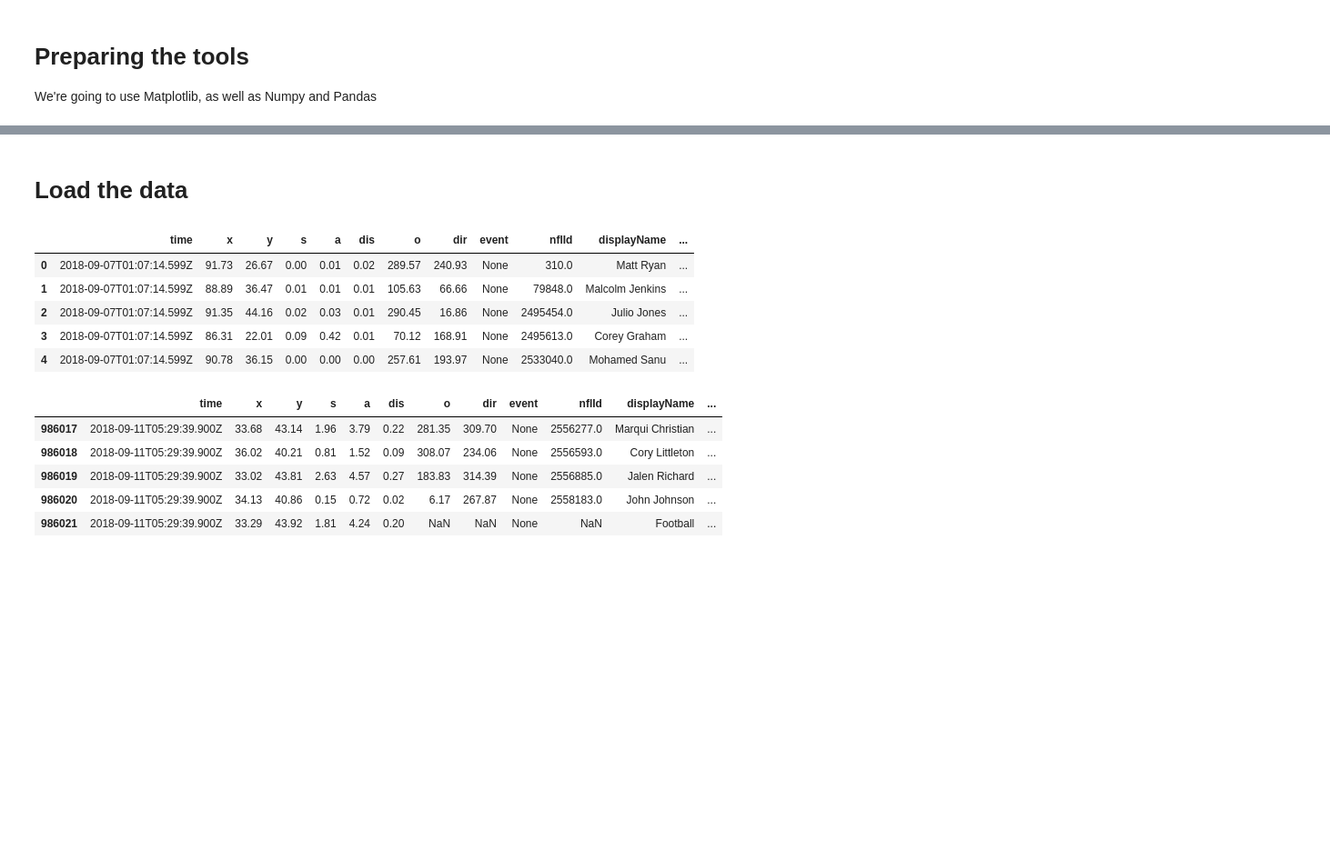
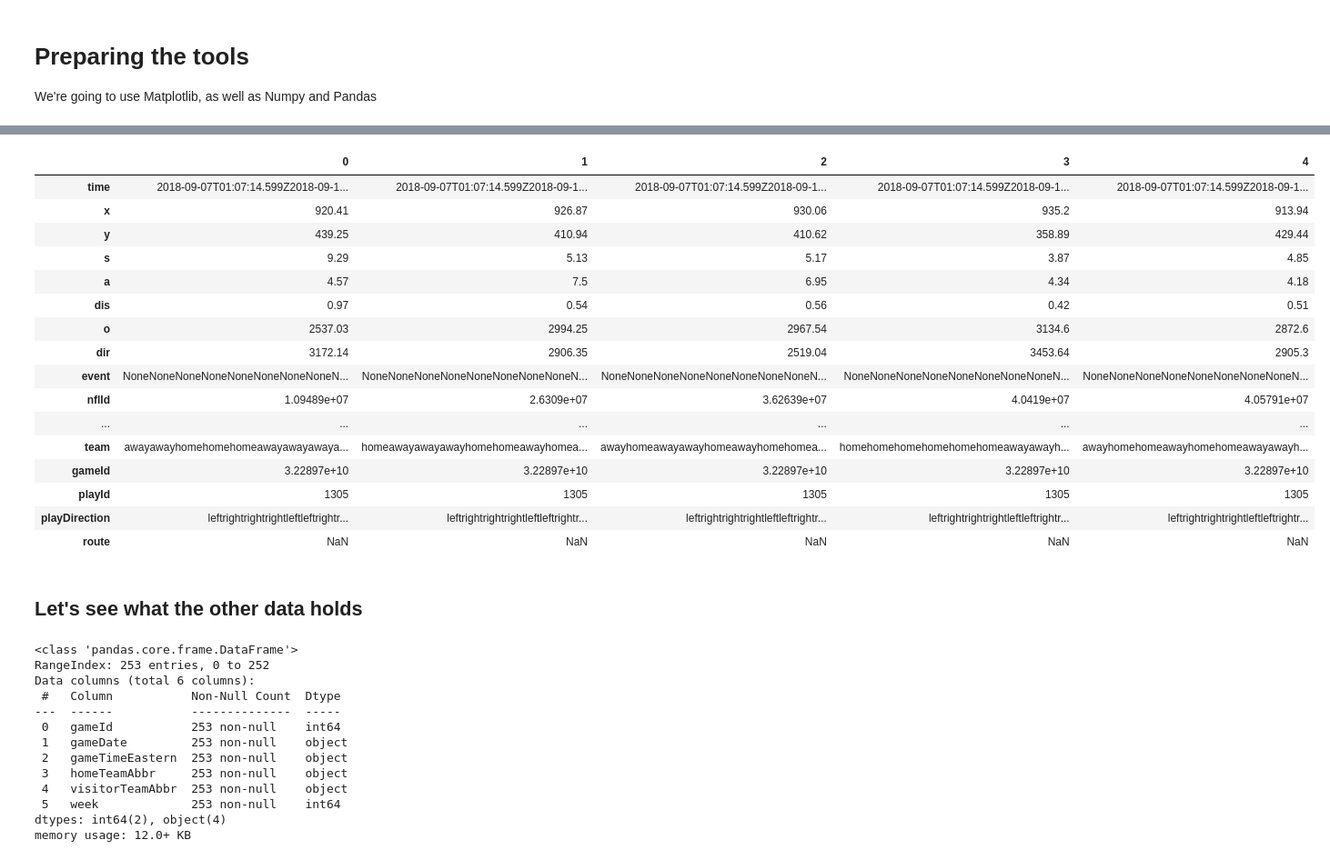
Before and after one commit to Nunnelee/Defense-NFL-data, a Jupyter notebook: nunnelee-nfl-defense-data.ipynb, the cells around one changed output, grey strips where cells are left out. Shown at 91% size. Cells and saved outputs as stored; diff of their text form; code cells hidden in the pictures; blank space fills up the shorter version.

```diff
--- a/nunnelee-nfl-defense-data.ipynb
+++ b/nunnelee-nfl-defense-data.ipynb
@@ -112,0 +118,22 @@ from sklearn.metrics import plot_roc_curve
+# %%
+df_wk1 = pd.read_csv("/kaggle/input/nfl-big-data-bowl-2021/week1.csv")
+df_wk2 = pd.read_csv("/kaggle/input/nfl-big-data-bowl-2021/week2.csv")
+df_wk3 = pd.read_csv("/kaggle/input/nfl-big-data-bowl-2021/week3.csv")
+df_wk4 = pd.read_csv("/kaggle/input/nfl-big-data-bowl-2021/week4.csv")
+df_wk5 = pd.read_csv("/kaggle/input/nfl-big-data-bowl-2021/week5.csv")
+df_wk6 = pd.read_csv("/kaggle/input/nfl-big-data-bowl-2021/week6.csv")
+df_wk7 = pd.read_csv("/kaggle/input/nfl-big-data-bowl-2021/week7.csv")
+df_wk8 = pd.read_csv("/kaggle/input/nfl-big-data-bowl-2021/week8.csv")
+df_wk9 = pd.read_csv("/kaggle/input/nfl-big-data-bowl-2021/week9.csv")
+df_wk10 = pd.read_csv("/kaggle/input/nfl-big-data-bowl-2021/week10.csv")
+df_wk11 = pd.read_csv("/kaggle/input/nfl-big-data-bowl-2021/week11.csv")
+df_wk12 = pd.read_csv("/kaggle/input/nfl-big-data-bowl-2021/week12.csv")
+df_wk13 = pd.read_csv("/kaggle/input/nfl-big-data-bowl-2021/week13.csv")
+df_wk14 = pd.read_csv("/kaggle/input/nfl-big-data-bowl-2021/week14.csv")
+df_wk15 = pd.read_csv("/kaggle/input/nfl-big-data-bowl-2021/week15.csv")
+df_wk16 = pd.read_csv("/kaggle/input/nfl-big-data-bowl-2021/week16.csv")
+df_test = pd.read_csv("/kaggle/input/nfl-big-data-bowl-2021/week17.csv")
+# %%
+# Let's add the databases together
+df_wks = df_wk1 + df_wk2 + df_wk3 + df_wk4 + df_wk5 + df_wk6 + df_wk7 + df_wk8 + df_wk9 + df_wk10 + df_wk11 + df_wk12 + df_wk13 + df_wk14 + df_wk15 + df_wk16
+df_wks.info()
@@ -113,21 +158,39 @@ from sklearn.metrics import plot_roc_curve
+# %%
+df_wks.head().T
+# %% [output]
+|  | 0 | 1 | 2 | 3 | 4 |
+| time | 2018-09-07T01:07:14.599Z2018-09-1... | 2018-09-07T01:07:14.599Z2018-09-1... | 2018-09-07T01:07:14.599Z2018-09-1... | 2018-09-07T01:07:14.599Z2018-09-1... | 2018-09-07T01:07:14.599Z2018-09-1... |
+| x | 920.41 | 926.87 | 930.06 | 935.2 | 913.94 |
+| y | 439.25 | 410.94 | 410.62 | 358.89 | 429.44 |
+| s | 9.29 | 5.13 | 5.17 | 3.87 | 4.85 |
+| a | 4.57 | 7.5 | 6.95 | 4.34 | 4.18 |
+| dis | 0.97 | 0.54 | 0.56 | 0.42 | 0.51 |
+| o | 2537.03 | 2994.25 | 2967.54 | 3134.6 | 2872.6 |
+| dir | 3172.14 | 2906.35 | 2519.04 | 3453.64 | 2905.3 |
+| event | NoneNoneNoneNoneNoneNoneNoneNoneN... | NoneNoneNoneNoneNoneNoneNoneNoneN... | NoneNoneNoneNoneNoneNoneNoneNoneN... | NoneNoneNoneNoneNoneNoneNoneNoneN... | NoneNoneNoneNoneNoneNoneNoneNoneN... |
+| nflId | 1.09489e+07 | 2.6309e+07 | 3.62639e+07 | 4.0419e+07 | 4.05791e+07 |
+| ... | ... | ... | ... | ... | ... |
+| team | awayawayhomehomehomeawayawayawaya... | homeawayawayawayhomehomeawayhomea... | awayhomeawayawayhomeawayhomehomea... | homehomehomehomehomehomeawayawayh... | awayhomehomeawayhomehomeawayawayh... |
+| gameId | 3.22897e+10 | 3.22897e+10 | 3.22897e+10 | 3.22897e+10 | 3.22897e+10 |
+| playId | 1305 | 1305 | 1305 | 1305 | 1305 |
+| playDirection | leftrightrightrightleftleftrightr... | leftrightrightrightleftleftrightr... | leftrightrightrightleftleftrightr... | leftrightrightrightleftleftrightr... | leftrightrightrightleftleftrightr... |
+| route | NaN | NaN | NaN | NaN | NaN |
 # %% [markdown]
-# Load the data
+## Let's see what the other data holds
 # %%
-df_wk1 = pd.read_csv('/kaggle/input/nfl-big-data-bowl-2021/week1.csv')
-df_wk1.head()
+df_games = pd.read_csv("/kaggle/input/nfl-big-data-bowl-2021/games.csv")
+df_games.info()
 # %% [output]
-|  | time | x | y | s | a | dis | o | dir | event | nflId | displayName | ... |
-| 0 | 2018-09-07T01:07:14.599Z | 91.73 | 26.67 | 0.00 | 0.01 | 0.02 | 289.57 | 240.93 | None | 310.0 | Matt Ryan | ... |
-| 1 | 2018-09-07T01:07:14.599Z | 88.89 | 36.47 | 0.01 | 0.01 | 0.01 | 105.63 | 66.66 | None | 79848.0 | Malcolm Jenkins | ... |
-| 2 | 2018-09-07T01:07:14.599Z | 91.35 | 44.16 | 0.02 | 0.03 | 0.01 | 290.45 | 16.86 | None | 2495454.0 | Julio Jones | ... |
-| 3 | 2018-09-07T01:07:14.599Z | 86.31 | 22.01 | 0.09 | 0.42 | 0.01 | 70.12 | 168.91 | None | 2495613.0 | Corey Graham | ... |
-| 4 | 2018-09-07T01:07:14.599Z | 90.78 | 36.15 | 0.00 | 0.00 | 0.00 | 257.61 | 193.97 | None | 2533040.0 | Mohamed Sanu | ... |
+<class 'pandas.core.frame.DataFrame'>
+RangeIndex: 253 entries, 0 to 252
+Data columns (total 6 columns):
+ #   Column           Non-Null Count  Dtype
+---  ------           --------------  -----
+ 0   gameId           253 non-null    int64
+ 1   gameDate         253 non-null    object
+ 2   gameTimeEastern  253 non-null    object
+ 3   homeTeamAbbr     253 non-null    object
+ 4   visitorTeamAbbr  253 non-null    object
+ 5   week             253 non-null    int64
+dtypes: int64(2), object(4)
+memory usage: 12.0+ KB
-# %%
-df_wk1.tail()
-# %% [output]
-|  | time | x | y | s | a | dis | o | dir | event | nflId | displayName | ... |
-| 986017 | 2018-09-11T05:29:39.900Z | 33.68 | 43.14 | 1.96 | 3.79 | 0.22 | 281.35 | 309.70 | None | 2556277.0 | Marqui Christian | ... |
-| 986018 | 2018-09-11T05:29:39.900Z | 36.02 | 40.21 | 0.81 | 1.52 | 0.09 | 308.07 | 234.06 | None | 2556593.0 | Cory Littleton | ... |
-| 986019 | 2018-09-11T05:29:39.900Z | 33.02 | 43.81 | 2.63 | 4.57 | 0.27 | 183.83 | 314.39 | None | 2556885.0 | Jalen Richard | ... |
-| 986020 | 2018-09-11T05:29:39.900Z | 34.13 | 40.86 | 0.15 | 0.72 | 0.02 | 6.17 | 267.87 | None | 2558183.0 | John Johnson | ... |
-| 986021 | 2018-09-11T05:29:39.900Z | 33.29 | 43.92 | 1.81 | 4.24 | 0.20 | NaN | NaN | None | NaN | Football | ... |
```
Also changed, not shown: parts of 57 cells of this notebook.
